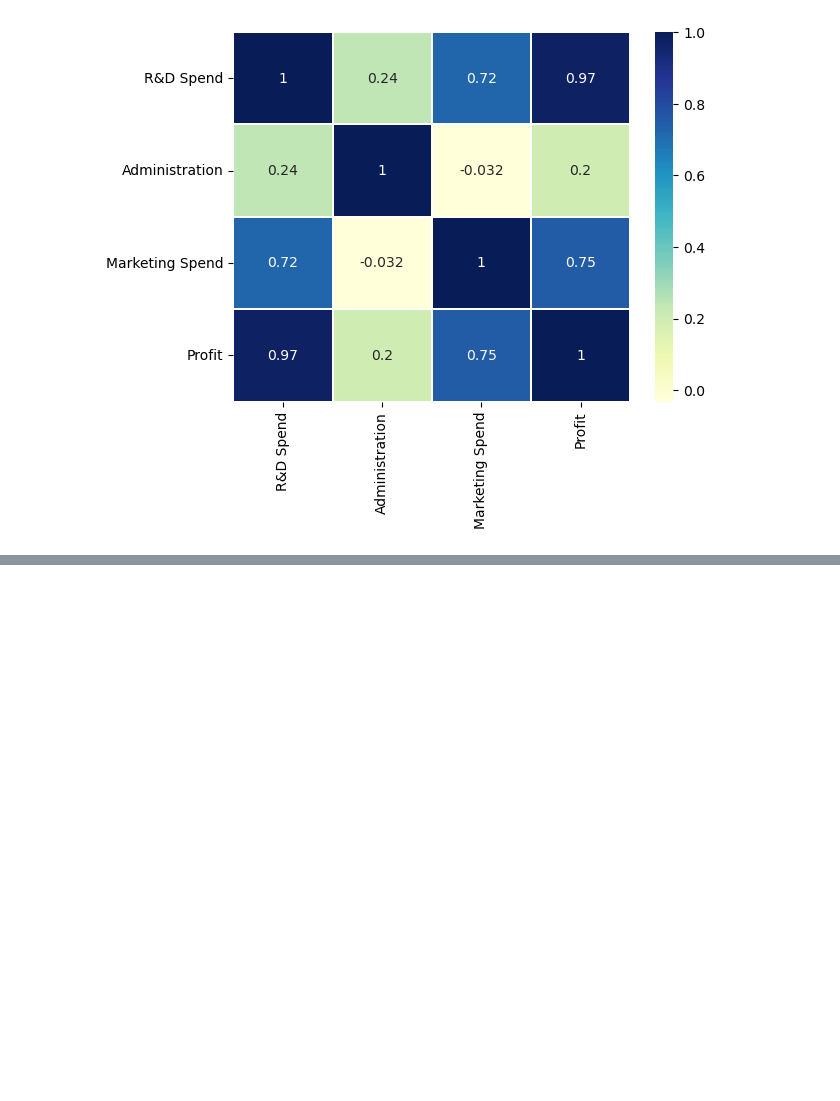
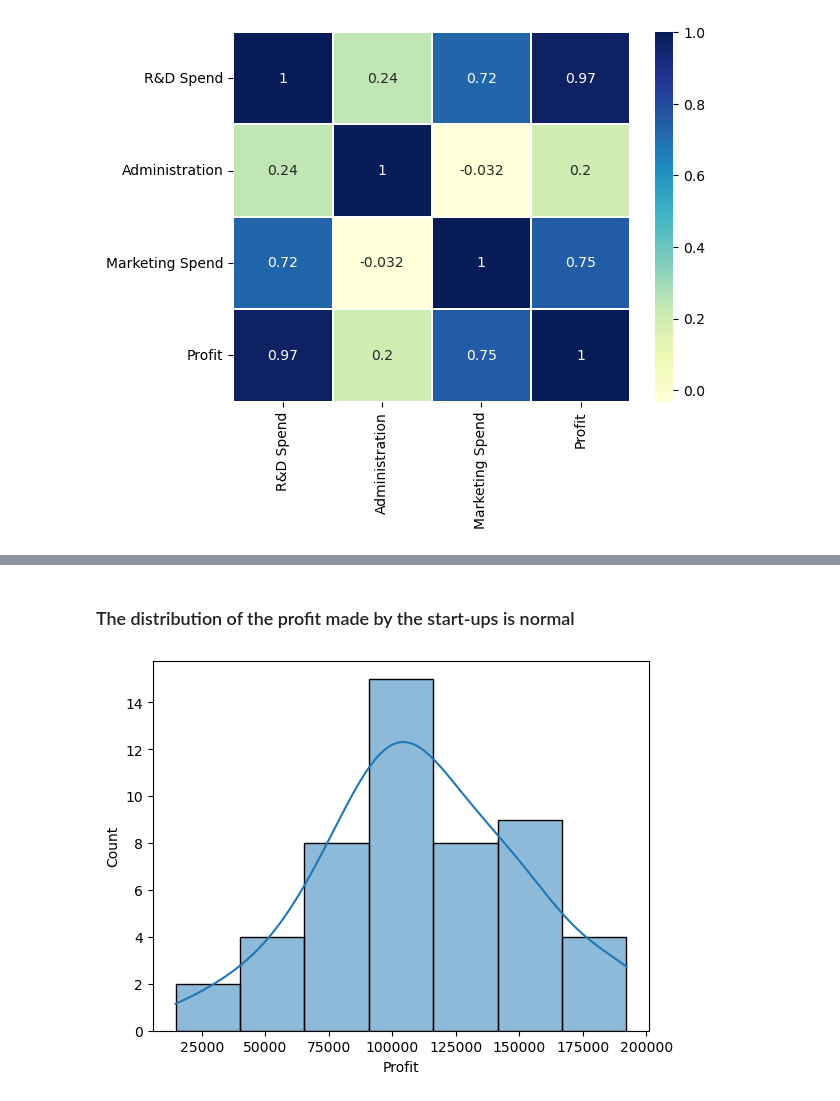
Before and after one commit to cylia22/Dashboard-startups, a Jupyter notebook: Start_ups.ipynb, the cells around one changed output, grey strips where cells are left out. Saved outputs shown, nothing was run; the diff lists cells and outputs as text; code cells hidden in the pictures; blank space fills up the shorter version.

```diff
--- a/Start_ups.ipynb
+++ b/Start_ups.ipynb
@@ -61,0 +81,7 @@ plt.show()
+# %% [markdown]
+### The distribution of the profit made by the start-ups is normal
+# %%
+sns.histplot(data = df["Profit"] , kde=True)
+plt.show()
+# %% [output]
+[figure, added]
```
Also changed, not shown: parts of 18 cells of this notebook.
